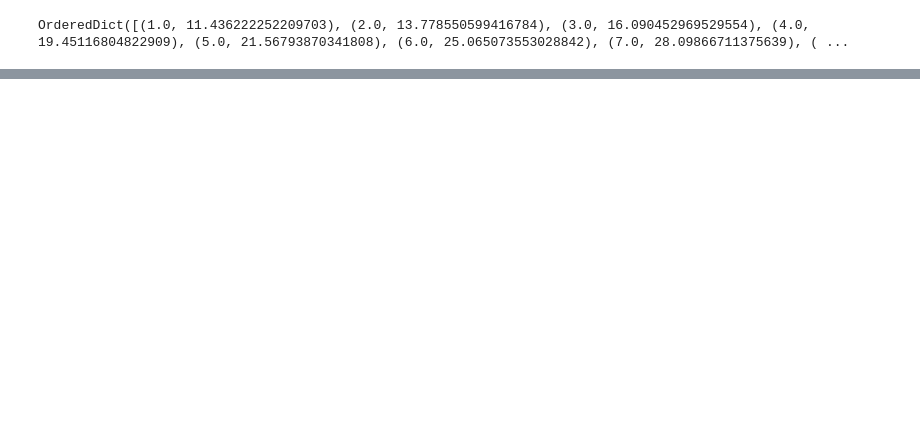
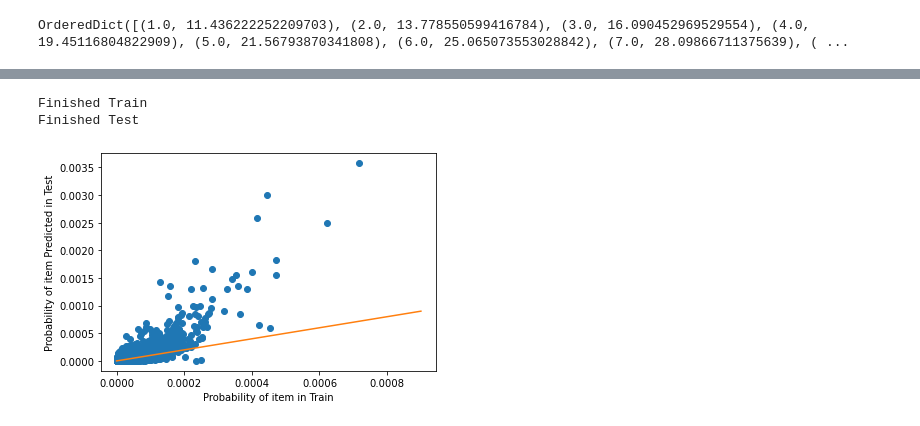
Before and after one commit to RenqinCai/SessionRec, a Jupyter notebook: biasRNN/sequential_eval_taobao_test_bias.ipynb, the cells around one changed output, grey strips where cells are left out. Drawn from its saved outputs; the diff is of its cells as text; code cells hidden in the pictures; blank space fills up the shorter version.

```diff
--- a/biasRNN/sequential_eval_taobao_test_bias.ipynb
+++ b/biasRNN/sequential_eval_taobao_test_bias.ipynb
@@ -477,0 +591,4 @@ load_train_freq(time_item_freq_dict, train_item_freq_dict) # Create time 0 where
+# %%
+ngram_freq_dict = {}
+get_topk_ngrams(train_data_loader, test_data_loader, ngram_freq_dict)
+print(ngram_freq_dict.keys())
@@ -852,0 +1276,48 @@ plt.plot()
+# %%
+item_prob_train = {}
+total_freq_train = np.sum(list(item_freq_train.values()))
+for item, freq in item_freq_train.items():
+    if item not in item_prob_train:
+        item_prob_train[item] = 0.0
+    item_prob_train[item] = freq / total_freq_train
+print("Finished Train")
+
+item_prob_test = {}
+total_freq_test = np.sum(list(item_freq_test.values()))
+for item, freq in item_freq_test.items():
+    if item not in item_prob_test:
+        item_prob_test[item] = 0.0
+    item_prob_test[item] = freq / total_freq_test
+
+pred_prob_test = {}
+total_pred_test = np.sum(list(item_pred_freq_test.values()))
+for item, freq in item_pred_freq_test.items():
+    if item not in pred_prob_test:
+        pred_prob_test[item] = 0.0
+    pred_prob_test[item] = freq / total_pred_test
+print("Finished Test")
+
+sorted_train_probs = []
+sorted_test_pred_probs = []
+for item, freq in sorted(item_freq_train.items(), key = lambda kv:(kv[1], kv[0])):
+    if item_prob_train[item] > .001:
+        continue
+    sorted_train_probs.append(item_prob_train[item])
+    if item not in pred_prob_test:
+        sorted_test_pred_probs.append(0)
+    else:
+        sorted_test_pred_probs.append(pred_prob_test[item])
+
+sorted_train_probs = np.array(sorted_train_probs)
+sorted_test_pred_probs = np.array(sorted_test_pred_probs)
+x = np.array([i for i in np.arange(0, 0.001, 0.0001)])
+y = np.array([i for i in np.arange(0, 0.001, 0.0001)])
+plt.plot(sorted_train_probs, sorted_test_pred_probs, 'o')
+plt.plot(x, y)
+plt.xlabel('Probability of item in Train')
+plt.ylabel('Probability of item Predicted in Test')
+plt.show()
+# %% [output]
+Finished Train
+Finished Test
+[figure, added]
```
Also changed, not shown: parts of 26 cells of this notebook, 4 other files.
